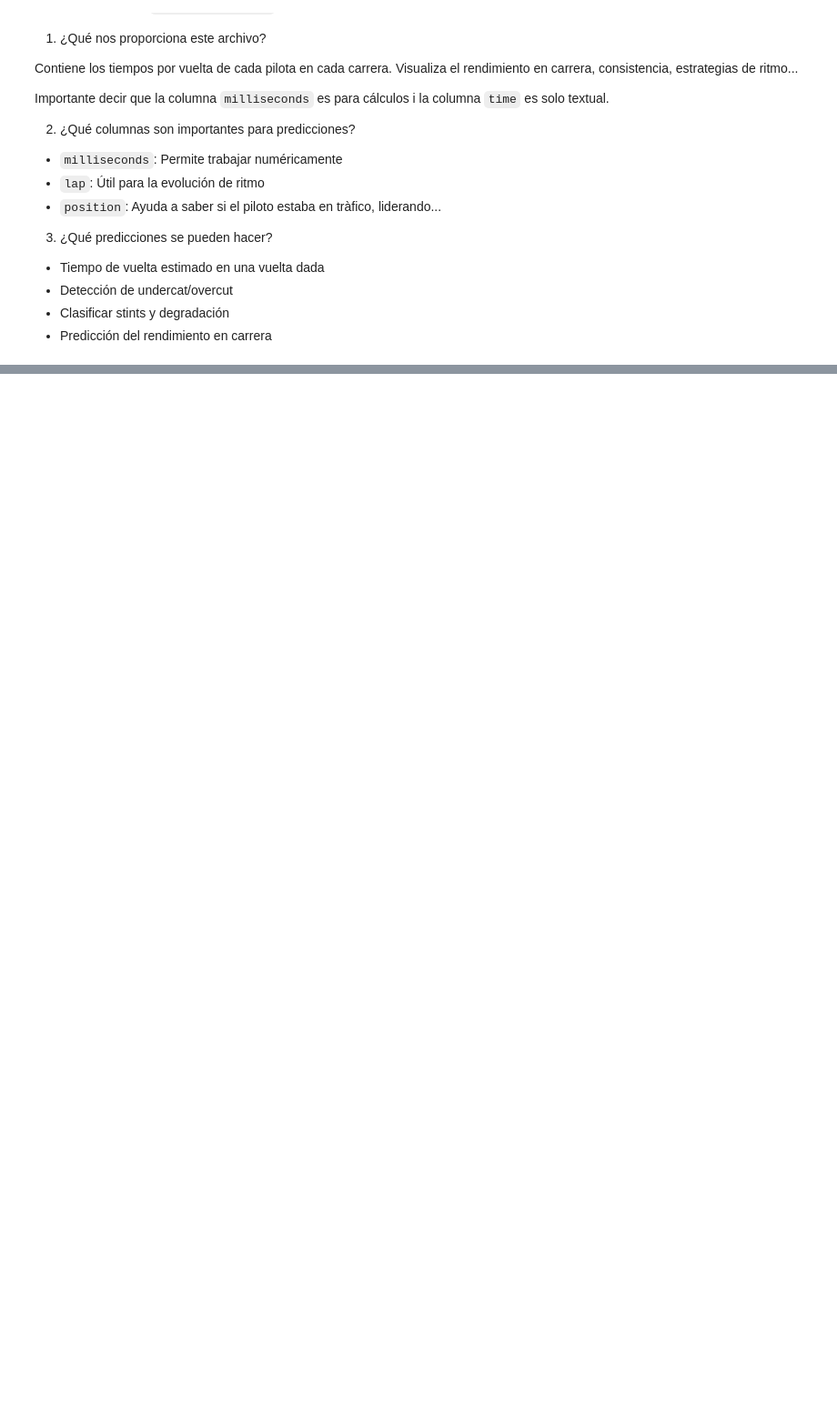
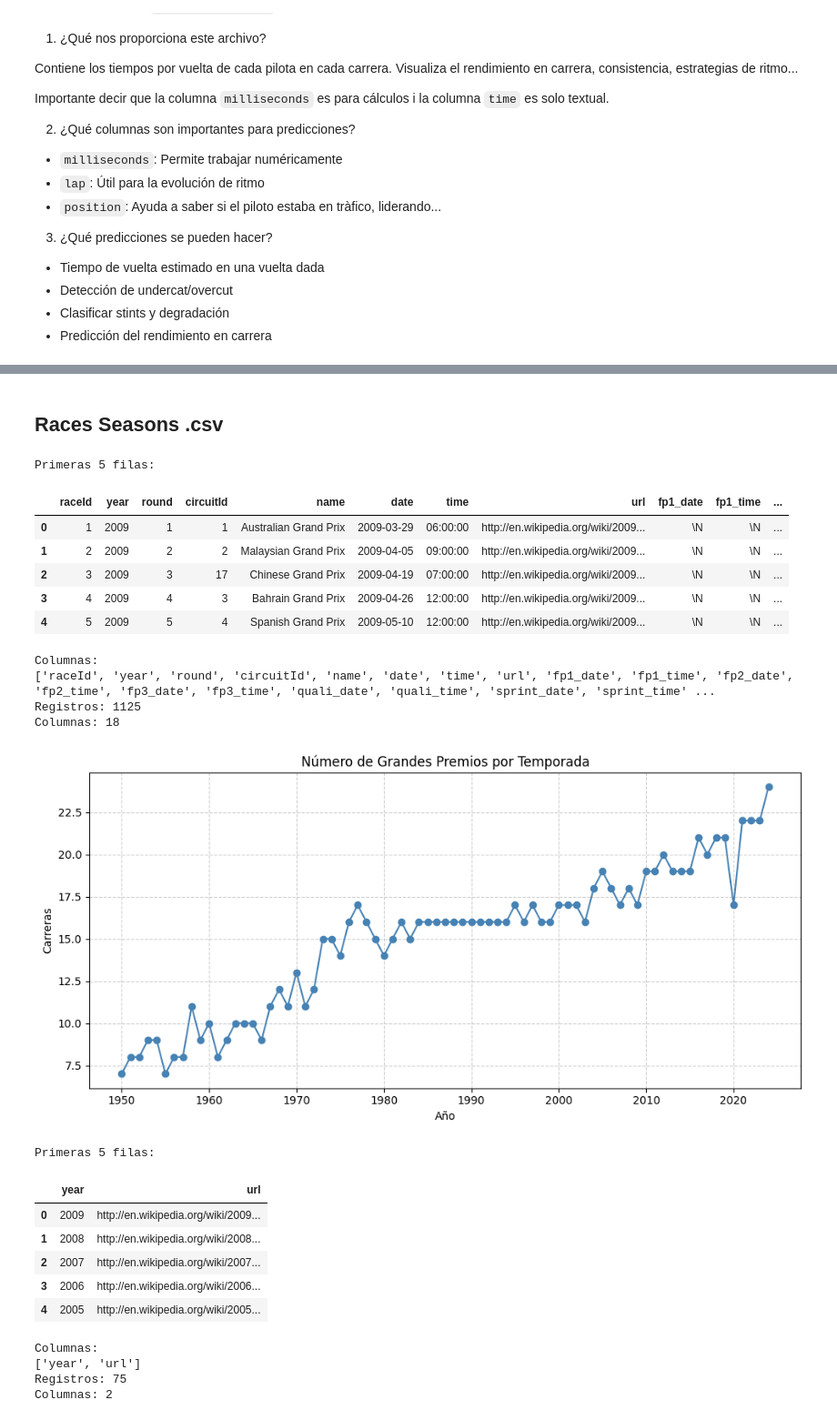
Before and after one commit to PolPujolSantaella/f1-strategy-predictor, a Jupyter notebook: notebooks/01_notebook_exploreDataset.ipynb, the cells around one changed output, grey strips where cells are left out. Shown: that part at 91% size. Saved outputs shown, nothing was run; the diff lists cells and outputs as text; code cells hidden in the pictures; blank space fills up the shorter version.

```diff
--- a/notebooks/01_notebook_exploreDataset.ipynb
+++ b/notebooks/01_notebook_exploreDataset.ipynb
@@ -310,0 +439,54 @@ Importante decir que la columna `milliseconds` es para cálculos i la columna `t
+# %% [markdown]
+## Races Seasons .csv
+# %%
+races = pd.read_csv('../data/original/races.csv')
+print("Primeras 5 filas:")
+display(races.head())
+print("\nColumnas: ")
+print(races.columns.tolist())
+print(f"Registros: {races.shape[0]}")
+print(f"Columnas: {races.shape[1]}")
+
+races_per_year = races.groupby('year')['raceId'].count()
+
+plt.figure(figsize=(10, 5))
+races_per_year.plot(marker='o', color='steelblue')
+plt.title('Número de Grandes Premios por Temporada')
+plt.xlabel('Año')
+plt.ylabel('Carreras')
+plt.grid(True, linestyle='--', alpha=0.6)
+plt.tight_layout()
+plt.show()
+
+
+seasons = pd.read_csv('../data/original/seasons.csv')
+print("Primeras 5 filas:")
+display(seasons.head())
+print("\nColumnas: ")
+print(seasons.columns.tolist())
+print(f"Registros: {seasons.shape[0]}")
+print(f"Columnas: {seasons.shape[1]}")
+# %% [output]
+Primeras 5 filas:
+|  | raceId | year | round | circuitId | name | date | time | url | fp1_date | fp1_time | ... |
+| 0 | 1 | 2009 | 1 | 1 | Australian Grand Prix | 2009-03-29 | 06:00:00 | http://en.wikipedia.org/wiki/2009... | \N | \N | ... |
+| 1 | 2 | 2009 | 2 | 2 | Malaysian Grand Prix | 2009-04-05 | 09:00:00 | http://en.wikipedia.org/wiki/2009... | \N | \N | ... |
+| 2 | 3 | 2009 | 3 | 17 | Chinese Grand Prix | 2009-04-19 | 07:00:00 | http://en.wikipedia.org/wiki/2009... | \N | \N | ... |
+| 3 | 4 | 2009 | 4 | 3 | Bahrain Grand Prix | 2009-04-26 | 12:00:00 | http://en.wikipedia.org/wiki/2009... | \N | \N | ... |
+| 4 | 5 | 2009 | 5 | 4 | Spanish Grand Prix | 2009-05-10 | 12:00:00 | http://en.wikipedia.org/wiki/2009... | \N | \N | ... |
+Columnas:
+['raceId', 'year', 'round', 'circuitId', 'name', 'date', 'time', 'url', 'fp1_date', 'fp1_time', 'fp2_date', 'fp2_time', 'fp3_date', 'fp3_time', 'quali_date', 'quali_time', 'sprint_date', 'sprint_time' ...
+Registros: 1125
+Columnas: 18
+[figure, added]
+Primeras 5 filas:
+|  | year | url |
+| 0 | 2009 | http://en.wikipedia.org/wiki/2009... |
+| 1 | 2008 | http://en.wikipedia.org/wiki/2008... |
+| 2 | 2007 | http://en.wikipedia.org/wiki/2007... |
+| 3 | 2006 | http://en.wikipedia.org/wiki/2006... |
+| 4 | 2005 | http://en.wikipedia.org/wiki/2005... |
+Columnas:
+['year', 'url']
+Registros: 75
+Columnas: 2
```
Also changed, not shown: parts of 10 cells of this notebook, 2 other files.
